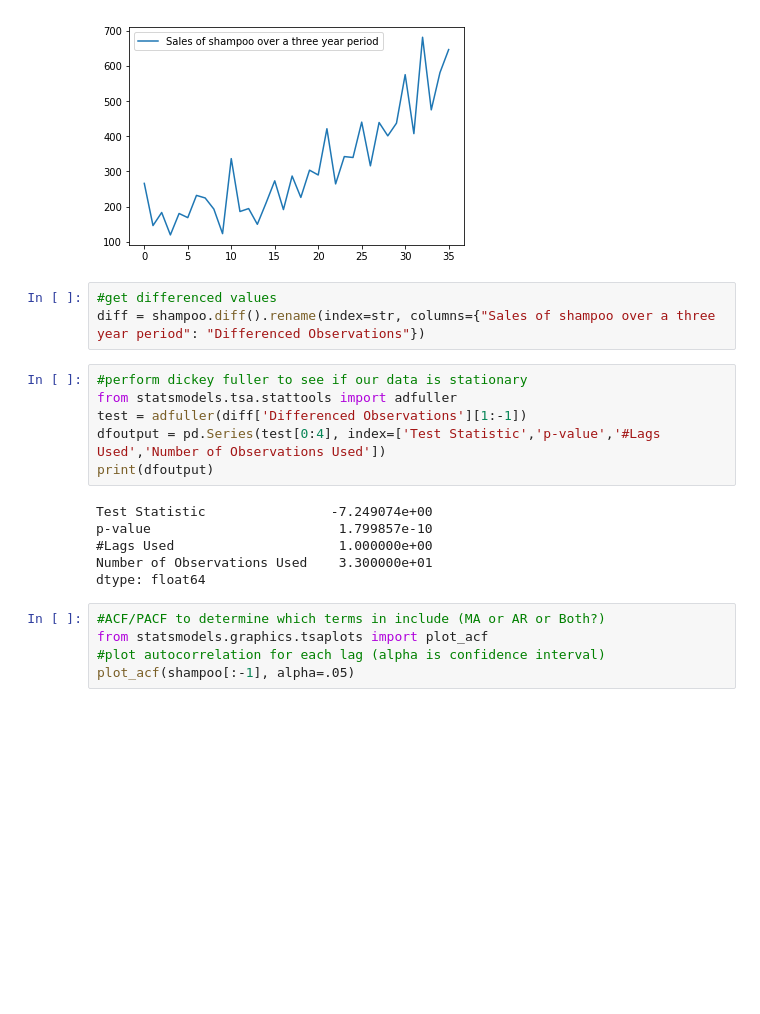
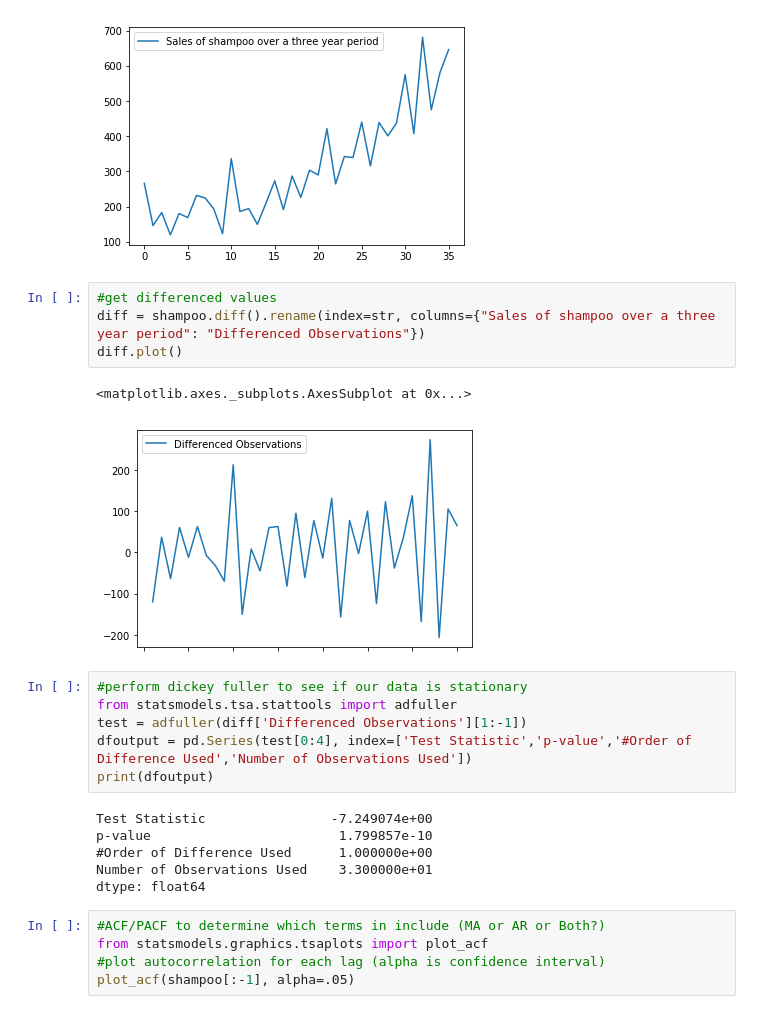
Before and after one commit to learn-co-curriculum/dsc-lp-TIMESERIES-arma-models, a Jupyter notebook: Modeling-Time-Series-Student-Version.ipynb, the cells around one changed output. Cells and saved outputs as stored; diff of their text form; blank space fills up the shorter version.

```diff
--- a/Modeling-Time-Series-Student-Version.ipynb
+++ b/Modeling-Time-Series-Student-Version.ipynb
@@ -79,16 +79,20 @@ shampoo.plot()
 # %%
 #get differenced values
 diff = shampoo.diff().rename(index=str, columns={"Sales of shampoo over a three year period": "Differenced Observations"})
+diff.plot()
+# %% [output]
+<matplotlib.axes._subplots.AxesSubplot at 0x...>
+[figure, added]
 # %%
 #perform dickey fuller to see if our data is stationary
 from statsmodels.tsa.stattools import adfuller
 test = adfuller(diff['Differenced Observations'][1:-1])
-dfoutput = pd.Series(test[0:4], index=['Test Statistic','p-value','#Lags Used','Number of Observations Used'])
+dfoutput = pd.Series(test[0:4], index=['Test Statistic','p-value','#Order of Difference Used','Number of Observations Used'])
 print(dfoutput)
 # %% [output]
 Test Statistic                -7.249074e+00
 p-value                        1.799857e-10
-#Lags Used                     1.000000e+00
+#Order of Difference Used      1.000000e+00
 Number of Observations Used    3.300000e+01
 dtype: float64
 # %%
```
Also changed, not shown: parts of 5 cells of this notebook, 3 other files.
